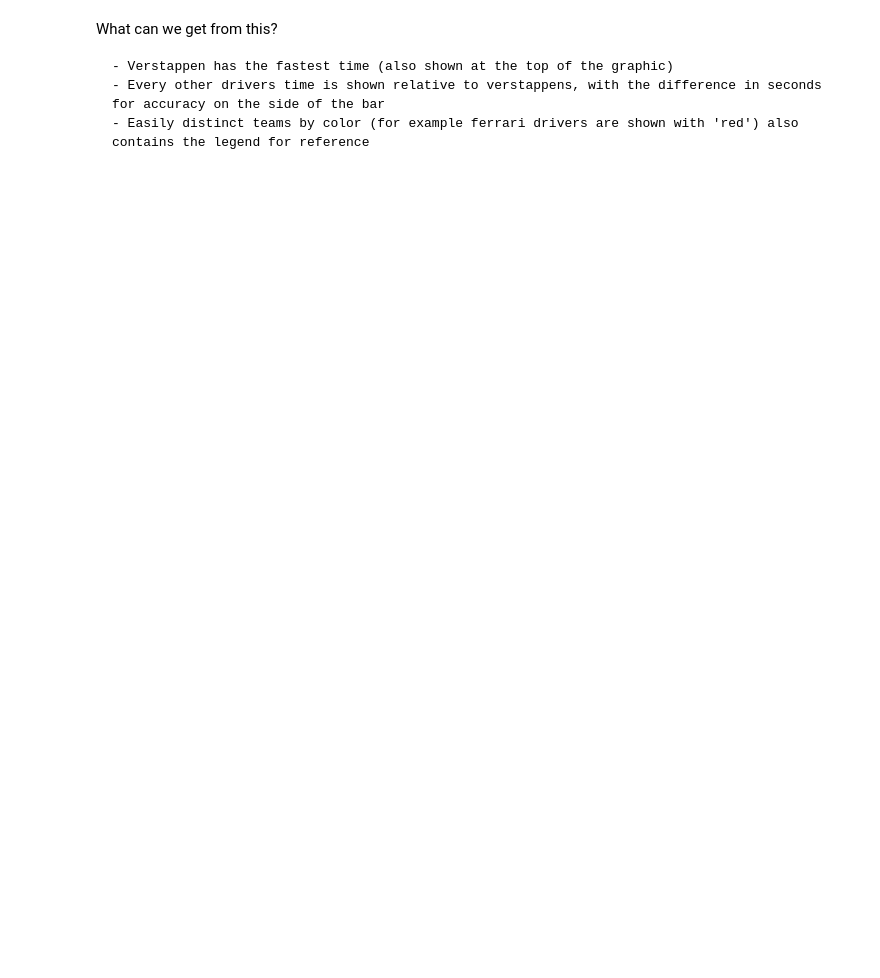
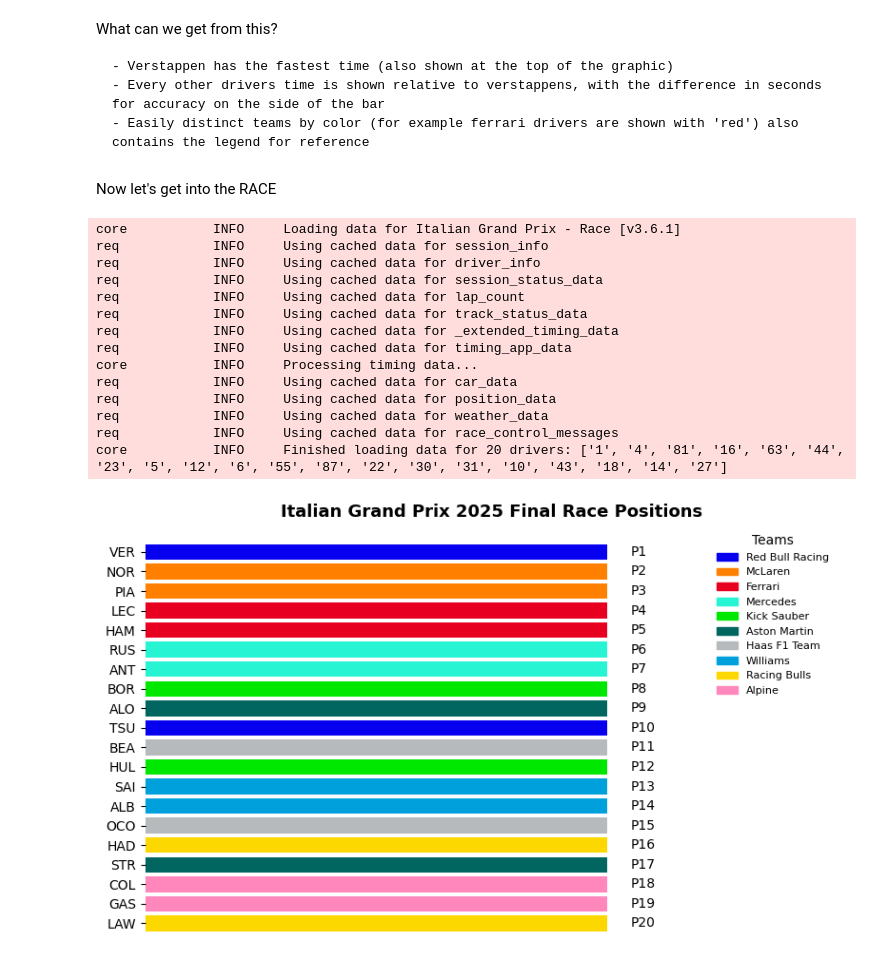
Before and after one commit to An-d1/Formula1Analysis, a Jupyter notebook: notebooks/monza_race_analysis.ipynb, the cells around one changed output. Cells and saved outputs as stored; diff of their text form; code cells hidden in the pictures; blank space fills up the shorter version.

```diff
--- a/notebooks/monza_race_analysis.ipynb
+++ b/notebooks/monza_race_analysis.ipynb
@@ -152,3 +152,74 @@ What can we get from this?
     - Verstappen has the fastest time (also shown at the top of the graphic)
     - Every other drivers time is shown relative to verstappens, with the difference in seconds for accuracy on the side of the bar
     - Easily distinct teams by color (for example ferrari drivers are shown with 'red') also contains the legend for reference
+# %% [markdown]
+Now let's get into the RACE
+# %%
+race_session = load_session(2025, "Monza", "R")
+laps = session.laps.pick_quicklaps() #Getting only the quickest laps for each driver as they are the most relevant, (excluding ones like under security car or entering and exiting pits)
+
+results = session.results.copy()
+
+drivers = results['Abbreviation']
+teams = results['TeamName']
+positions = results['Position'].astype(int)
+
+# get official team colors
+colors = [fastf1.plotting.get_team_color(team, session=session) for team in teams]
+
+fig, ax = plt.subplots(figsize=(8, 5))
+
+# horizontal bars, all bars same length since this servbes to only show the final position
+ax.barh(drivers, [1]*len(drivers), color=colors)
+
+# invert y axis so P1 is on top
+ax.invert_yaxis()
+
+# remove x axis and unnecessary ticks
+ax.set_xticks([])
+ax.set_xlabel('')
+ax.set_ylabel('')
+ax.set_xlim(0, 1.5)
+ax.set_title(f"{race_session.event['EventName']} {race_session.event['EventDate'].year} Final Race Positions", fontsize=13, fontweight='bold')
+
+# add position labels next to each driver
+for i, (drv, pos) in enumerate(zip(drivers, positions)):
+    ax.text(1.05, i, f"P{pos}", va='center', fontsize=10)
+
+# create one legend entry per team
+unique_teams = fastest_laps['Team'].unique()
+legend_patches = []
+
+for team in unique_teams:
+    color = fastf1.plotting.get_team_color(team,session=session)
+    patch = mpatches.Patch(color=color, label=team)
+    legend_patches.append(patch)
+
+# add legend to plot
+ax.legend(handles=legend_patches,
+          loc='upper right',
+          frameon=False,
+          labelcolor='black',
+          title='Teams',
+          title_fontsize=10,
+          fontsize=8)
+# clean style
+ax.set_frame_on(False)
+plt.tight_layout()
+plt.show()
+# %% [output]
+core           INFO     Loading data for Italian Grand Prix - Race [v3.6.1]
+req            INFO     Using cached data for session_info
+req            INFO     Using cached data for driver_info
+req            INFO     Using cached data for session_status_data
+req            INFO     Using cached data for lap_count
+req            INFO     Using cached data for track_status_data
+req            INFO     Using cached data for _extended_timing_data
+req            INFO     Using cached data for timing_app_data
+core           INFO     Processing timing data...
+req            INFO     Using cached data for car_data
+req            INFO     Using cached data for position_data
+req            INFO     Using cached data for weather_data
+req            INFO     Using cached data for race_control_messages
+core           INFO     Finished loading data for 20 drivers: ['1', '4', '81', '16', '63', '44', '23', '5', '12', '6', '55', '87', '22', '30', '31', '10', '43', '18', '14', '27']
+[figure, added]
```
Also changed, not shown: parts of 8 cells of this notebook, 1 other file.
